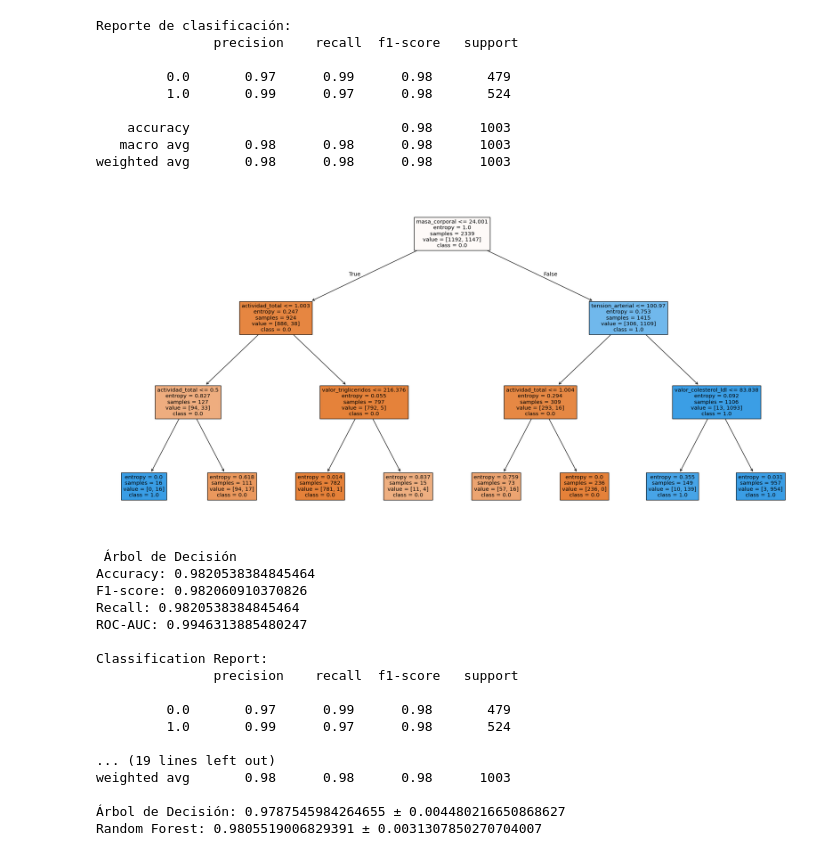
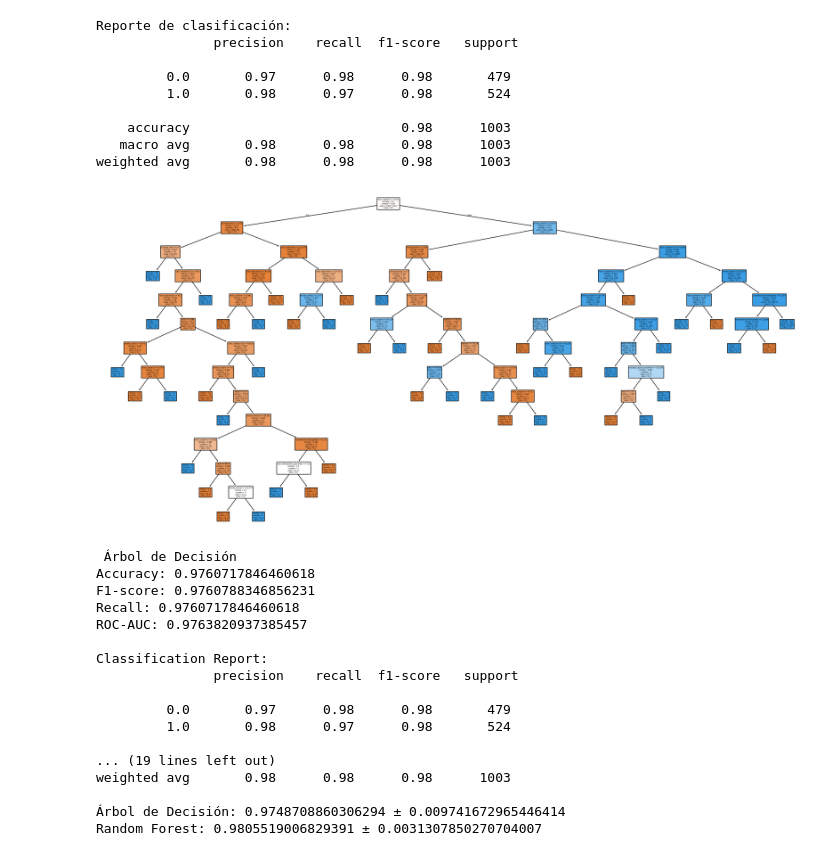
Before and after one commit to JesusG753/Hipertension_Arterial, a Jupyter notebook: ML/Modelo Alternativo - Árboles de decisión.ipynb, the cells around one changed output. Drawn from its saved outputs; the diff is of its cells as text; code cells hidden in the pictures.

```diff
--- a/ML/Modelo Alternativo - Árboles de decisión.ipynb
+++ b/ML/Modelo Alternativo - Árboles de decisión.ipynb
@@ -12,27 +12,27 @@ X = balanced_data[['masa_corporal', 'tension_arterial', 'medida_cintura', 'peso'
 # %%
 X_train, X_test, y_train, y_test = train_test_split(X, y, test_size=0.3, random_state=42)
 
-dt = DecisionTreeClassifier(criterion='entropy', max_depth=3, random_state=42)
+dt = DecisionTreeClassifier(criterion='entropy', max_depth=20, random_state=42)
 dt.fit(X_train, y_train)
 
-yt_pred = dt.predict(X_test)
+y_pred = dt.predict(X_test)
 
 print("\nReporte de clasificación:\n", metrics.classification_report(y_test, y_pred))
 
 plt.figure(figsize=(25,12))
 plot_tree(dt, feature_names=X.columns, class_names=[str(c) for c in dt.classes_], filled=True)
 plt.show()
 # %% [output]
 Reporte de clasificación:
                precision    recall  f1-score   support
 
-         0.0       0.97      0.99      0.98       479
-         1.0       0.99      0.97      0.98       524
+         0.0       0.97      0.98      0.98       479
+         1.0       0.98      0.97      0.98       524
 
     accuracy                           0.98      1003
    macro avg       0.98      0.98      0.98      1003
 weighted avg       0.98      0.98      0.98      1003
-[figure, old version]
+[figure, new version]
 # %%
 import pandas as pd
 from sklearn.model_selection import train_test_split, cross_val_score
@@ -67,21 +67,21 @@ print("Árbol de Decisión:", cv_dt.mean(), "±", cv_dt.std())
 print("Random Forest:", cv_rf.mean(), "±", cv_rf.std())
 # %% [output]
  Árbol de Decisión
-Accuracy: 0.9820538384845464
-F1-score: 0.982060910370826
-Recall: 0.9820538384845464
-ROC-AUC: 0.9946313885480247
+Accuracy: 0.9760717846460618
+F1-score: 0.9760788346856231
+Recall: 0.9760717846460618
+ROC-AUC: 0.9763820937385457
 
 Classification Report:
                precision    recall  f1-score   support
 
-         0.0       0.97      0.99      0.98       479
-         1.0       0.99      0.97      0.98       524
+         0.0       0.97      0.98      0.98       479
+         1.0       0.98      0.97      0.98       524
 
 ... (19 lines left out)
 weighted avg       0.98      0.98      0.98      1003
 
-Árbol de Decisión: 0.9787545984264655 ± 0.004480216650868627
+Árbol de Decisión: 0.9748708860306294 ± 0.009741672965446414
 Random Forest: 0.9805519006829391 ± 0.0031307850270704007
 # %%
 import matplotlib.pyplot as plt
```
Also changed, not shown: parts of 1 cell of this notebook, 1 other file.
